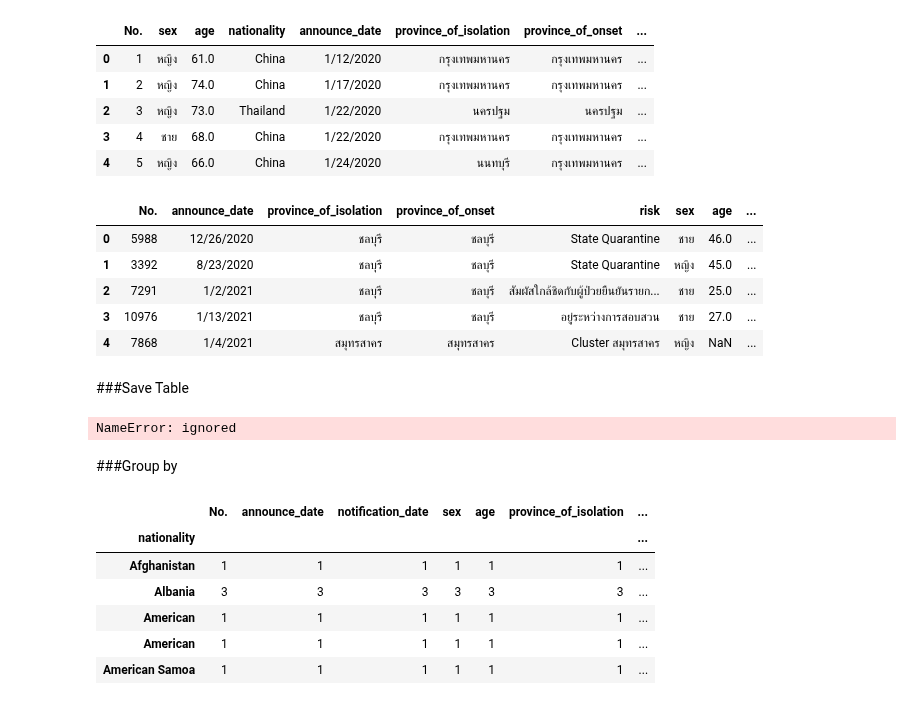
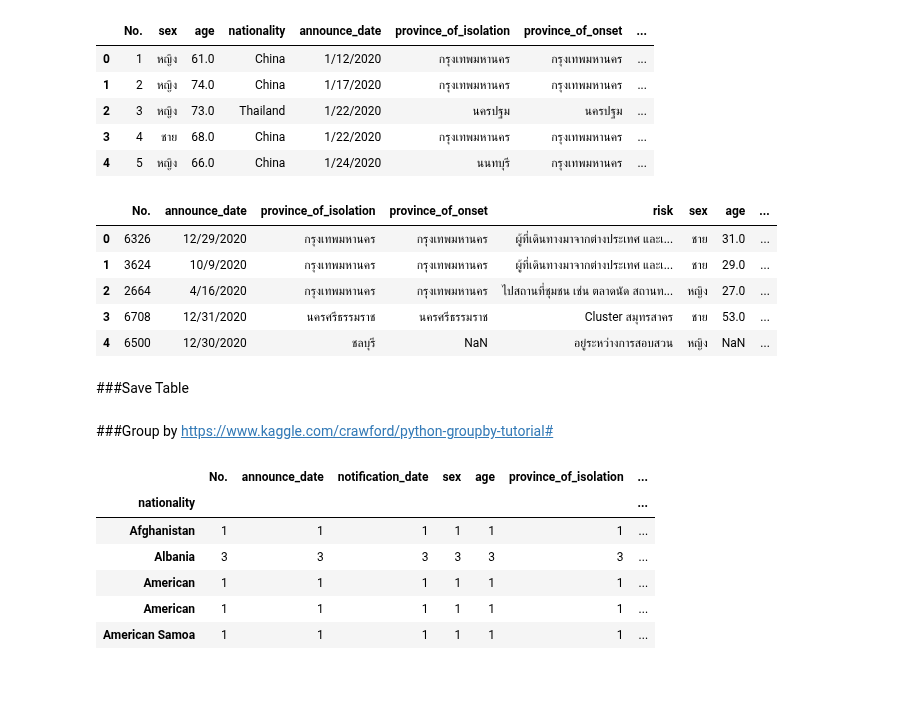
Before and after one commit to sskboonmee/data_viz_2022, a Jupyter notebook: Pandas102.ipynb, the cells around one changed output. Saved outputs shown, nothing was run; the diff lists cells and outputs as text; code cells hidden in the pictures.

```diff
--- a/Pandas102.ipynb
+++ b/Pandas102.ipynb
@@ -241,20 +265,16 @@ pernosalcovid_data.head()
 | 3 | 4 | ชาย | 68.0 | China | 1/22/2020 | กรุงเทพมหานคร | กรุงเทพมหานคร | ... |
 | 4 | 5 | หญิง | 66.0 | China | 1/24/2020 | นนทบุรี | กรุงเทพมหานคร | ... |
 # %%
-pernosalcovid_data = covid_data.merge(personal_data)
-pernosalcovid_data.head()
+personalcovid_data = covid_data.merge(personal_data)
+personalcovid_data.head()
 # %% [output]
 |  | No. | announce_date | province_of_isolation | province_of_onset | risk | sex | age | ... |
-| 0 | 5988 | 12/26/2020 | ชลบุรี | ชลบุรี | State Quarantine | ชาย | 46.0 | ... |
-| 1 | 3392 | 8/23/2020 | ชลบุรี | ชลบุรี | State Quarantine | หญิง | 45.0 | ... |
-| 2 | 7291 | 1/2/2021 | ชลบุรี | ชลบุรี | สัมผัสใกล้ชิดกับผู้ป่วยยืนยันรายก... | ชาย | 25.0 | ... |
-| 3 | 10976 | 1/13/2021 | ชลบุรี | ชลบุรี | อยู่ระหว่างการสอบสวน | ชาย | 27.0 | ... |
-| 4 | 7868 | 1/4/2021 | สมุทรสาคร | สมุทรสาคร | Cluster สมุทรสาคร | หญิง | NaN | ... |
+| 0 | 6326 | 12/29/2020 | กรุงเทพมหานคร | กรุงเทพมหานคร | ผู้ที่เดินทางมาจากต่างประเทศ และเ... | ชาย | 31.0 | ... |
+| 1 | 3624 | 10/9/2020 | กรุงเทพมหานคร | กรุงเทพมหานคร | ผู้ที่เดินทางมาจากต่างประเทศ และเ... | ชาย | 29.0 | ... |
+| 2 | 2664 | 4/16/2020 | กรุงเทพมหานคร | กรุงเทพมหานคร | ไปสถานที่ชุมชน เช่น ตลาดนัด สถานท... | หญิง | 27.0 | ... |
+| 3 | 6708 | 12/31/2020 | นครศรีธรรมราช | นครศรีธรรมราช | Cluster สมุทรสาคร | ชาย | 53.0 | ... |
+| 4 | 6500 | 12/30/2020 | ชลบุรี | NaN | อยู่ระหว่างการสอบสวน | หญิง | NaN | ... |
 # %% [markdown]
 ###Save Table
 # %%
-personalcovid_data.to_csv(os.path.join(path, 'my_processed_data.csv') )
+personalcovid_data.to_csv(os.path.join(path,'my_processed_data.csv') )
-# %% [output]
-NameError: ignored
-# %% [markdown]
-###Group by
@@ -261,3 +283,6 @@ NameError: ignored
+# %% [markdown]
+###Group by
+https://www.kaggle.com/crawford/python-groupby-tutorial#
 # %%
 data_df.groupby('nationality').count()
 # %% [output]
```
Also changed, not shown: parts of 44 cells of this notebook.
